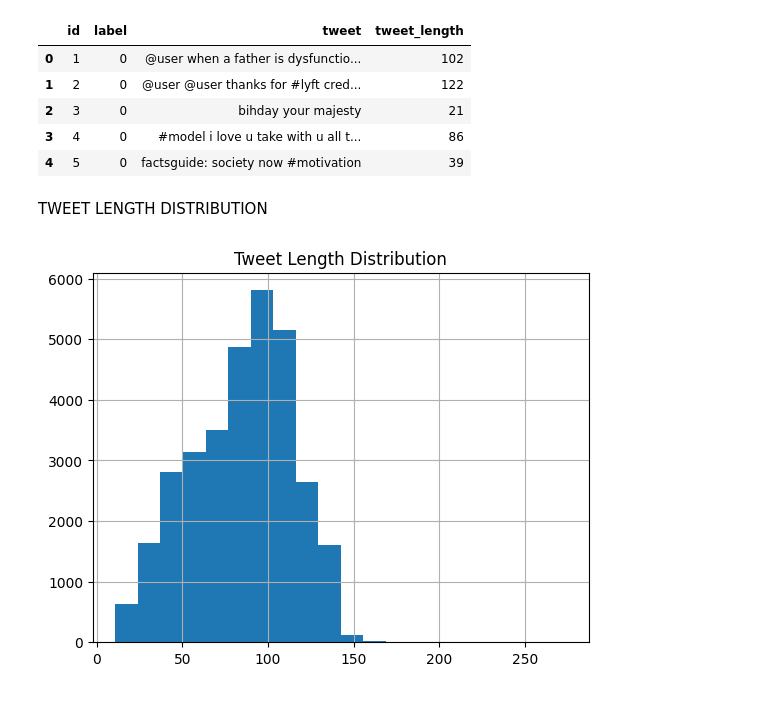
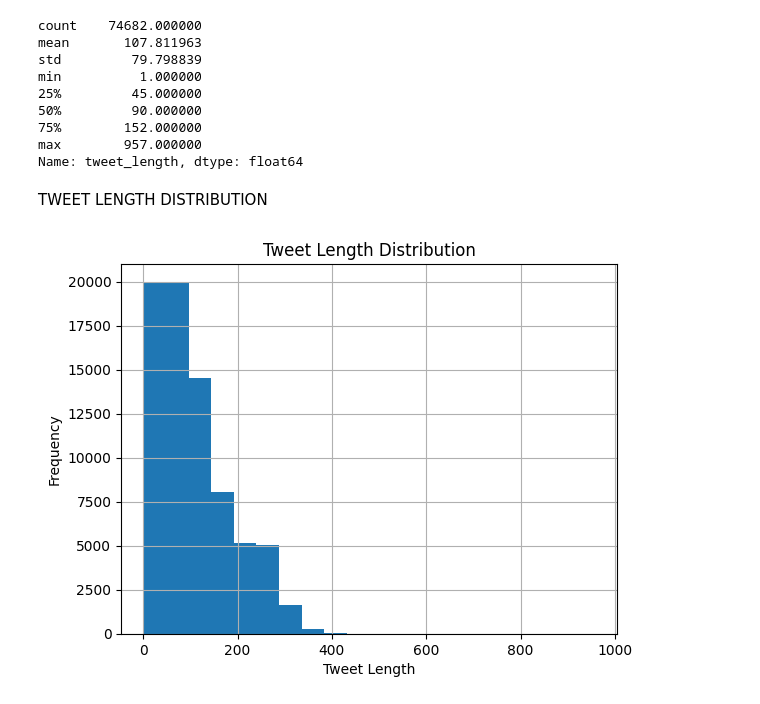
Before and after one commit to piyush1723/Social-Media-Sentiment-Trend-Analysis-, a Jupyter notebook: notebooks/02_EDA.ipynb, the cells around one changed output. Saved outputs shown, nothing was run; the diff lists cells and outputs as text; code cells hidden in the pictures.

```diff
--- a/notebooks/02_EDA.ipynb
+++ b/notebooks/02_EDA.ipynb
@@ -1,7 +1,11 @@
 # %%
 import pandas as pd
 
-df = pd.read_csv("../data/raw/twitter.csv")
+df = pd.read_csv(
+    "../data/raw/twitter_training.csv",
+     header=None,
+    names=["tweet_id","entity","sentiment","tweet"]
+    )
 # %%
 import matplotlib.pyplot as plt
 
@@ -13,18 +49,23 @@ plt.show()
 # %%
-df['tweet_length'] = df['tweet'].apply(len)
-df.head()
+df['tweet_length'] = df['tweet'].astype(str).apply(len)
+df['tweet_length'].describe()
 # %% [output]
-|  | id | label | tweet | tweet_length |
-| 0 | 1 | 0 | @user when a father is dysfunctio... | 102 |
-| 1 | 2 | 0 | @user @user thanks for #lyft cred... | 122 |
-| 2 | 3 | 0 | bihday your majesty | 21 |
-| 3 | 4 | 0 | #model i love u take with u all t... | 86 |
-| 4 | 5 | 0 | factsguide: society now #motivation | 39 |
+count    74682.000000
+mean       107.811963
+std         79.798839
+min          1.000000
+25%         45.000000
+50%         90.000000
+75%        152.000000
+max        957.000000
+Name: tweet_length, dtype: float64
 # %% [markdown]
 TWEET LENGTH DISTRIBUTION
 # %%
 df['tweet_length'].hist(bins=20)
 plt.title("Tweet Length Distribution")
+plt.xlabel("Tweet Length")
+plt.ylabel("Frequency")
 plt.show()
 # %% [output]
-[figure, old version]
+[figure, new version]
```
Also changed, not shown: parts of 9 cells of this notebook, 8 other files.
